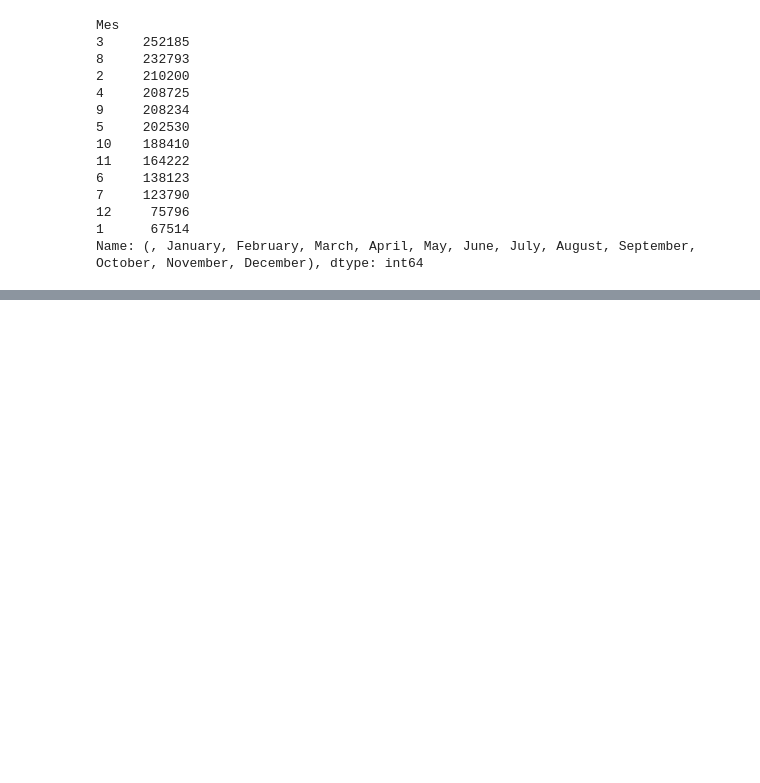
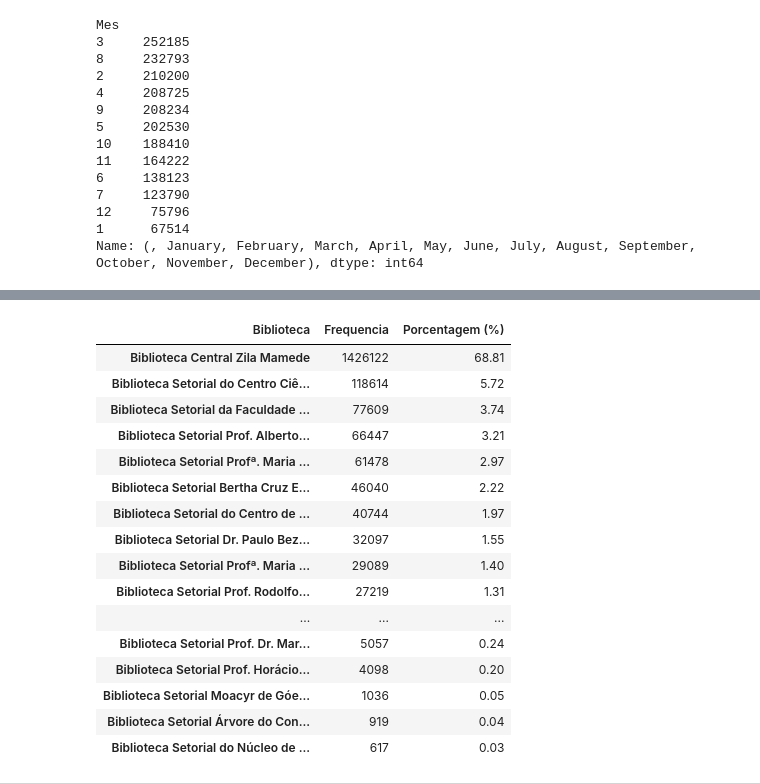
Before and after one commit to Odilon01/7dayofcode, a Jupyter notebook: 7dayofcode.ipynb, the cells around one changed output, grey strips where cells are left out. Saved outputs shown, nothing was run; the diff lists cells and outputs as text; code cells hidden in the pictures; blank space fills up the shorter version.

```diff
--- a/7dayofcode.ipynb
+++ b/7dayofcode.ipynb
@@ -524,0 +622,25 @@ plt.show()
+# %%
+#Porcentagem de Bibliotecas com maior volume de Emprestimos
+frenquencia_biblioteca = (dados_completos_biblioteca['biblioteca']).value_counts().round(2)
+percentual_biblioteca = (dados_completos_biblioteca['biblioteca'].value_counts(normalize=True)*100).round(2)
+dist_freq_biblioteca = pd.DataFrame({'Frequencia': frenquencia_biblioteca, 'Porcentagem (%)': percentual_biblioteca}).round(2)
+dist_freq_biblioteca.rename_axis('Biblioteca', axis='columns', inplace=True)
+dist_freq_biblioteca
+# %% [output]
+| Biblioteca | Frequencia | Porcentagem (%) |
+| Biblioteca Central Zila Mamede | 1426122 | 68.81 |
+| Biblioteca Setorial do Centro Ciê... | 118614 | 5.72 |
+| Biblioteca Setorial da Faculdade ... | 77609 | 3.74 |
+| Biblioteca Setorial Prof. Alberto... | 66447 | 3.21 |
+| Biblioteca Setorial Profª. Maria ... | 61478 | 2.97 |
+| Biblioteca Setorial Bertha Cruz E... | 46040 | 2.22 |
+| Biblioteca Setorial do Centro de ... | 40744 | 1.97 |
+| Biblioteca Setorial Dr. Paulo Bez... | 32097 | 1.55 |
+| Biblioteca Setorial Profª. Maria ... | 29089 | 1.40 |
+| Biblioteca Setorial Prof. Rodolfo... | 27219 | 1.31 |
+| ... | ... | ... |
+| Biblioteca Setorial Prof. Dr. Mar... | 5057 | 0.24 |
+| Biblioteca Setorial Prof. Horácio... | 4098 | 0.20 |
+| Biblioteca Setorial Moacyr de Góe... | 1036 | 0.05 |
+| Biblioteca Setorial Árvore do Con... | 919 | 0.04 |
+| Biblioteca Setorial do Núcleo de ... | 617 | 0.03 |
```
Also changed, not shown: parts of 9 cells of this notebook.
